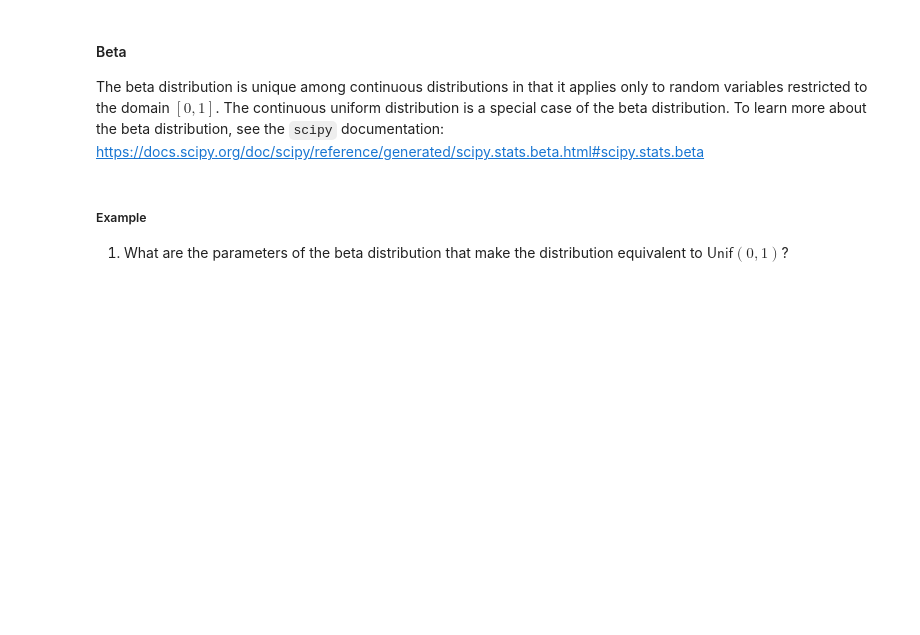
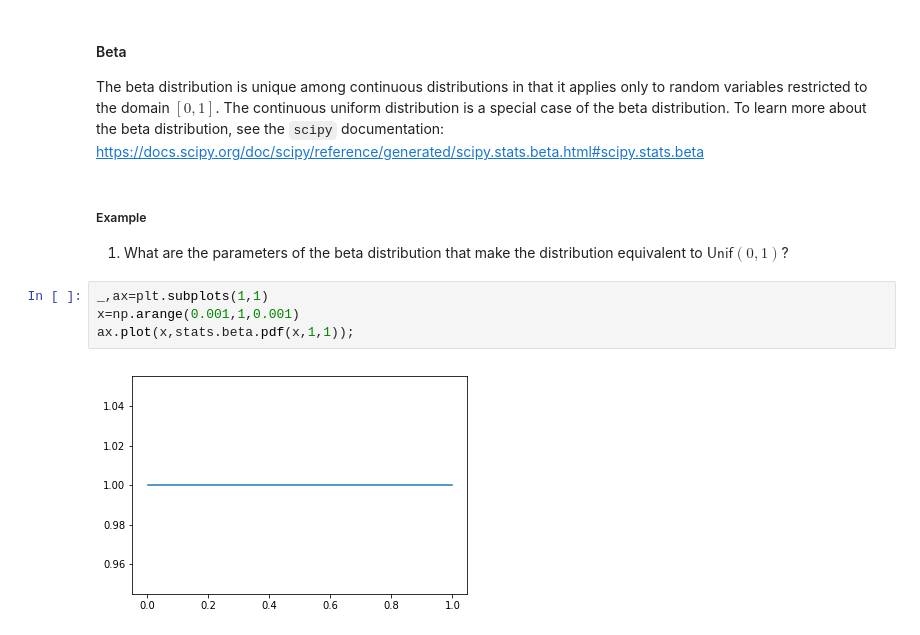
Before and after one commit to VanHegeMonster/Data-Science-Notebooks, a Jupyter notebook: Math 377 Lesson 13.ipynb, the cells around one changed output. Drawn from its saved outputs; the diff is of its cells as text; blank space fills up the shorter version.

```diff
--- a/Math 377 Lesson 13.ipynb
+++ b/Math 377 Lesson 13.ipynb
@@ -659,3 +753,9 @@ The beta distribution is unique among continuous distributions in that it applie
 ##### Example
 
 1) What are the parameters of the beta distribution that make the distribution equivalent to $\textsf{Unif}(0,1)$?
+# %%
+_,ax=plt.subplots(1,1)
+x=np.arange(0.001,1,0.001)
+ax.plot(x,stats.beta.pdf(x,1,1));
+# %% [output]
+[figure, added]
```
Also changed, not shown: parts of 28 cells of this notebook, 5 other files.
